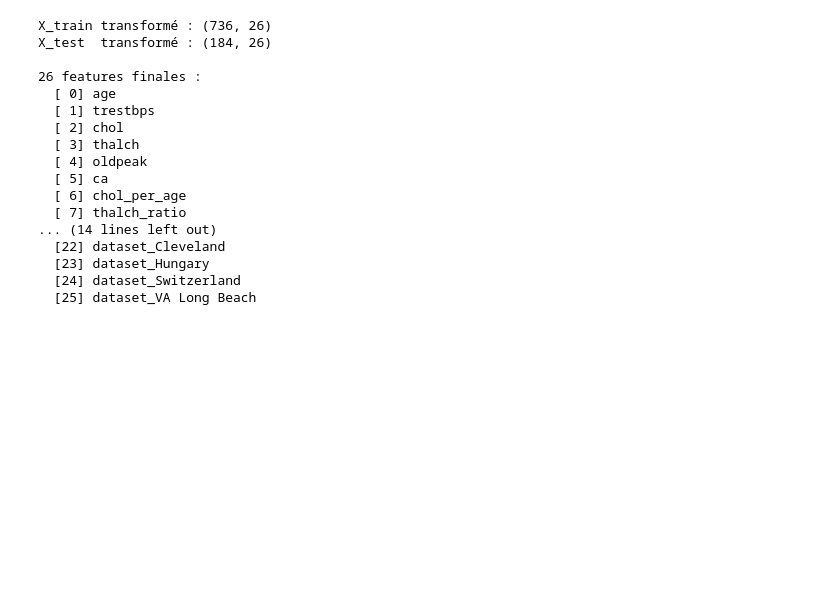
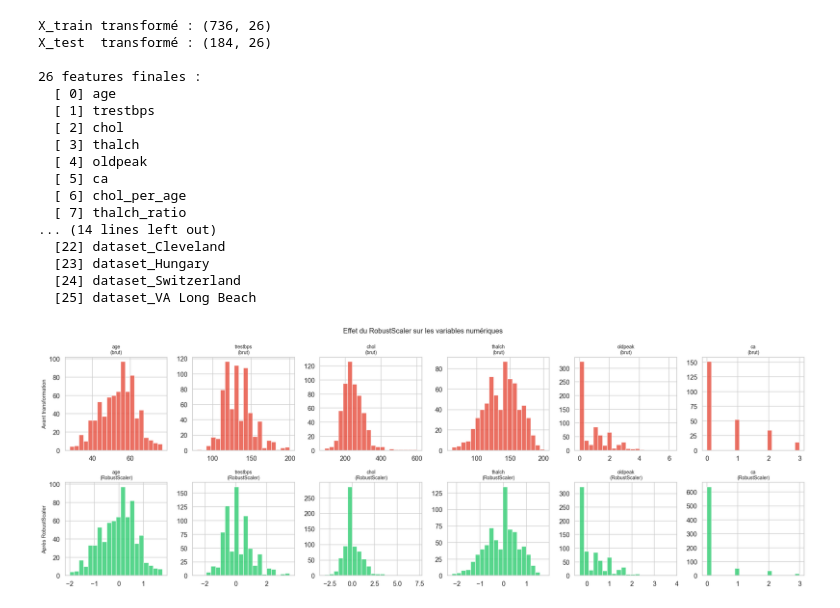
Before and after one commit to bijigunerachid/heart-disease-ml-dl-project, a Jupyter notebook: notebooks/02_preprocessing.ipynb, the cells around one changed output. Drawn from its saved outputs; the diff is of its cells as text; code cells hidden in the pictures; blank space fills up the shorter version.

Commit message:
Visualiser l'effet du RobustScaler

```diff
--- a/notebooks/02_preprocessing.ipynb
+++ b/notebooks/02_preprocessing.ipynb
@@ -224,3 +224,25 @@ X_test  transformé : (184, 26)
   [23] dataset_Hungary
   [24] dataset_Switzerland
   [25] dataset_VA Long Beach
+# %%
+# Visualiser l'effet du RobustScaler
+num_base = NUM_COLS[:6]  # les 6 numériques de base
+num_idx  = [feature_names.index(c) for c in num_base]
+
+fig, axes = plt.subplots(2, 6, figsize=(20, 7))
+for i, (col, idx) in enumerate(zip(num_base, num_idx)):
+    # Avant
+    axes[0, i].hist(X_train[col].dropna(), bins=20, color='#e74c3c', edgecolor='white', alpha=0.8)
+    axes[0, i].set_title(f'{col}\n(brut)', fontsize=9)
+    # Après
+    axes[1, i].hist(X_train_proc[:, idx], bins=20, color='#2ecc71', edgecolor='white', alpha=0.8)
+    axes[1, i].set_title(f'{col}\n(RobustScaler)', fontsize=9)
+
+axes[0, 0].set_ylabel('Avant transformation', fontsize=10)
+axes[1, 0].set_ylabel('Après RobustScaler', fontsize=10)
+plt.suptitle('Effet du RobustScaler sur les variables numériques', fontsize=13)
+plt.tight_layout()
+plt.savefig(FIGS_PATH / '10_robust_scaler_effect.png', dpi=150, bbox_inches='tight')
+plt.show()
+# %% [output]
+[figure, added]
```
